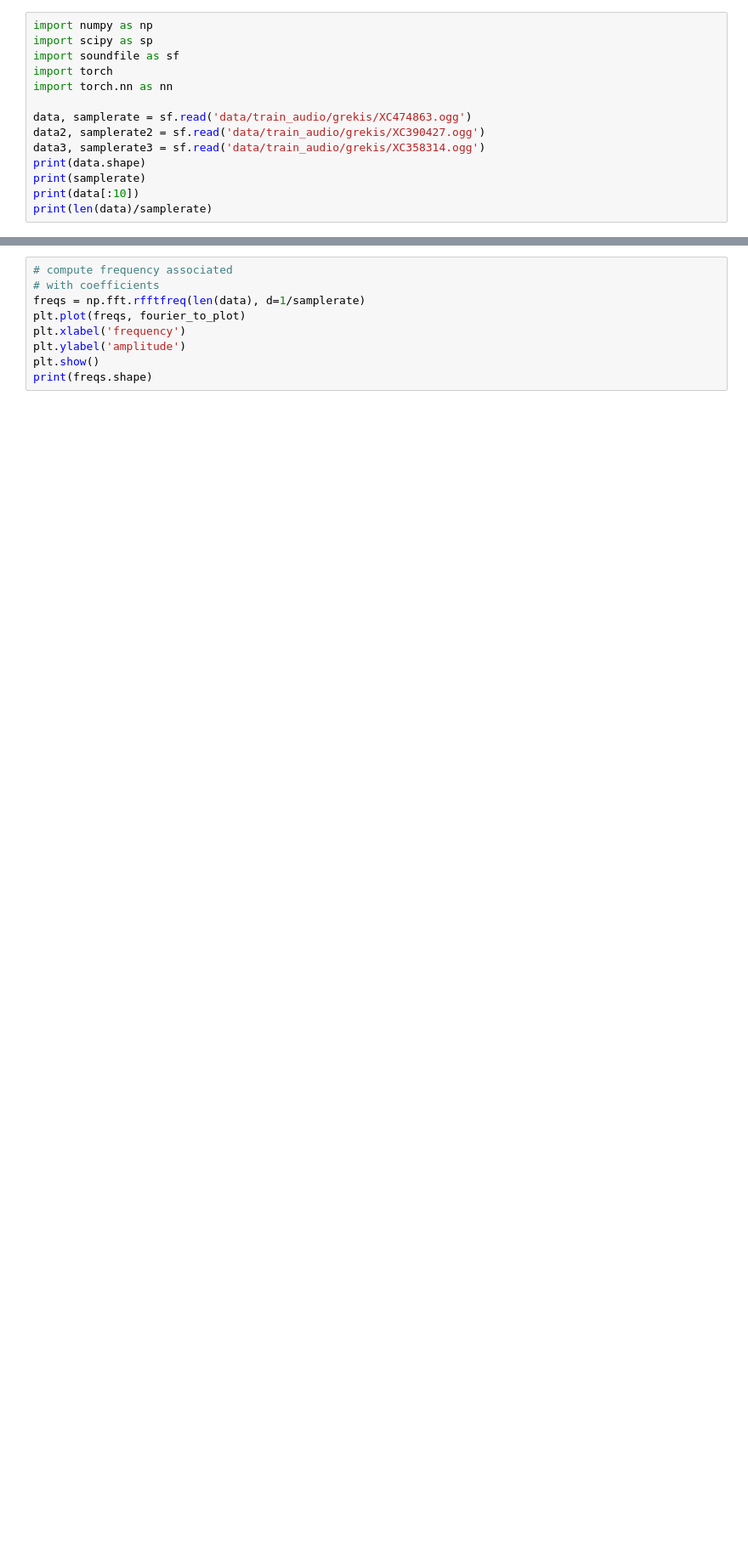
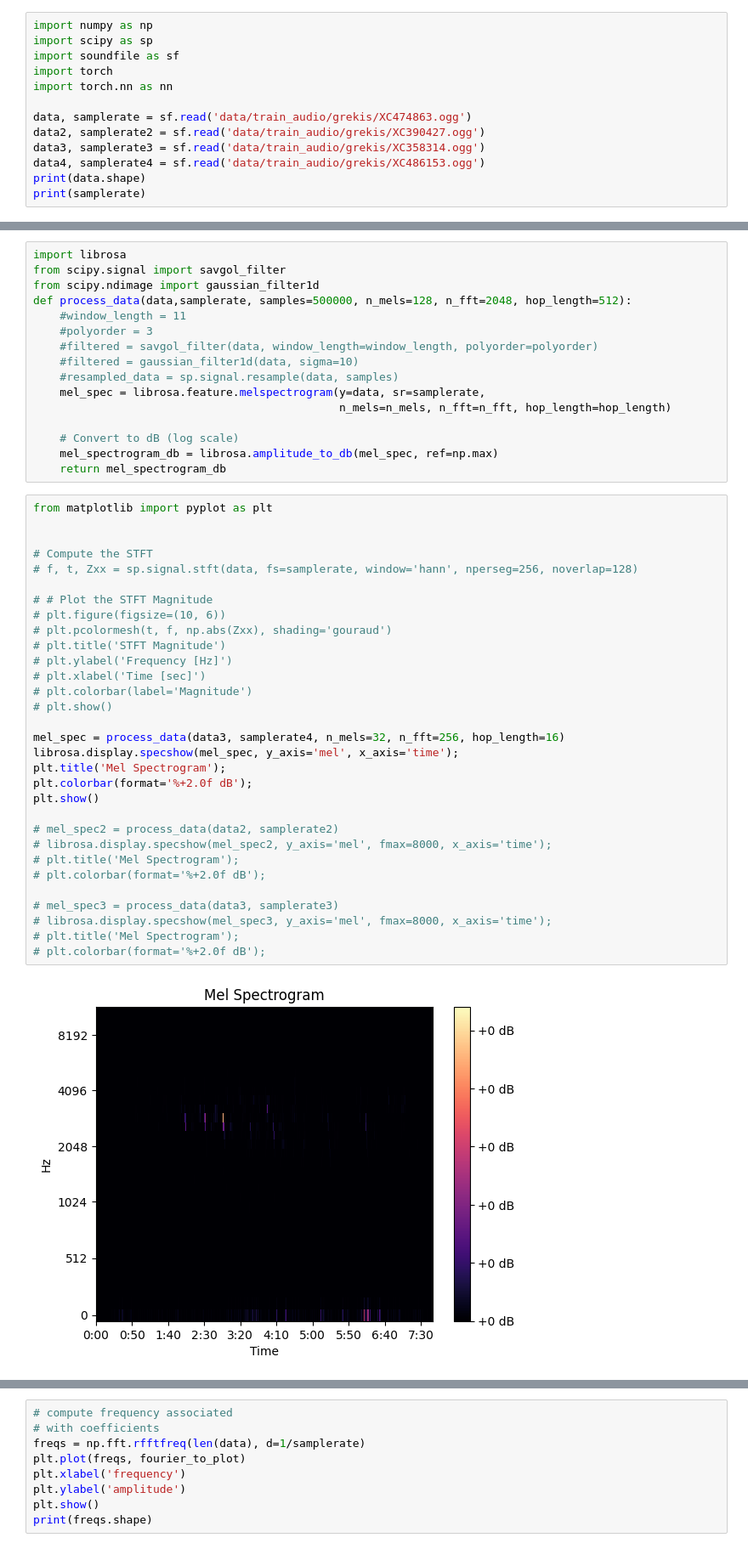
Before and after one commit to ryanmcgreevy/kaggle, a Jupyter notebook: birdclef26/explore.ipynb, the cells around one changed output, grey strips where cells are left out. Shown at 85% size. Saved outputs shown, nothing was run; the diff lists cells and outputs as text; blank space fills up the shorter version.

Commit message:
playing around with input file processing

```diff
--- a/birdclef26/explore.ipynb
+++ b/birdclef26/explore.ipynb
@@ -8,7 +8,6 @@ import torch.nn as nn
 data, samplerate = sf.read('data/train_audio/grekis/XC474863.ogg')
 data2, samplerate2 = sf.read('data/train_audio/grekis/XC390427.ogg')
 data3, samplerate3 = sf.read('data/train_audio/grekis/XC358314.ogg')
+data4, samplerate4 = sf.read('data/train_audio/grekis/XC486153.ogg')
 print(data.shape)
 print(samplerate)
-print(data[:10])
-print(len(data)/samplerate)
@@ -15,3 +17,52 @@ print(len(data)/samplerate)
+# %%
+import librosa
+from scipy.signal import savgol_filter
+from scipy.ndimage import gaussian_filter1d
+def process_data(data,samplerate, samples=500000, n_mels=128, n_fft=2048, hop_length=512):
+    #window_length = 11
+    #polyorder = 3
+    #filtered = savgol_filter(data, window_length=window_length, polyorder=polyorder)
+    #filtered = gaussian_filter1d(data, sigma=10)
+    #resampled_data = sp.signal.resample(data, samples)
+    mel_spec = librosa.feature.melspectrogram(y=data, sr=samplerate,
+                                              n_mels=n_mels, n_fft=n_fft, hop_length=hop_length)
+
+    # Convert to dB (log scale)
+    mel_spectrogram_db = librosa.amplitude_to_db(mel_spec, ref=np.max)
+    return mel_spectrogram_db
+# %%
+from matplotlib import pyplot as plt
+
+
+# Compute the STFT
+# f, t, Zxx = sp.signal.stft(data, fs=samplerate, window='hann', nperseg=256, noverlap=128)
+
+# # Plot the STFT Magnitude
+# plt.figure(figsize=(10, 6))
+# plt.pcolormesh(t, f, np.abs(Zxx), shading='gouraud')
+# plt.title('STFT Magnitude')
+# plt.ylabel('Frequency [Hz]')
+# plt.xlabel('Time [sec]')
+# plt.colorbar(label='Magnitude')
+# plt.show()
+
+mel_spec = process_data(data3, samplerate4, n_mels=32, n_fft=256, hop_length=16)
+librosa.display.specshow(mel_spec, y_axis='mel', x_axis='time');
+plt.title('Mel Spectrogram');
+plt.colorbar(format='%+2.0f dB');
+plt.show()
+
+# mel_spec2 = process_data(data2, samplerate2)
+# librosa.display.specshow(mel_spec2, y_axis='mel', fmax=8000, x_axis='time');
+# plt.title('Mel Spectrogram');
+# plt.colorbar(format='%+2.0f dB');
+
+# mel_spec3 = process_data(data3, samplerate3)
+# librosa.display.specshow(mel_spec3, y_axis='mel', fmax=8000, x_axis='time');
+# plt.title('Mel Spectrogram');
+# plt.colorbar(format='%+2.0f dB');
+# %% [output]
+[figure, added]
 # %%
 fourier = np.fft.rfft(data)
 fourier2 = np.fft.rfft(data2)
```
Also changed, not shown: parts of 5 cells of this notebook, 1 other file.
